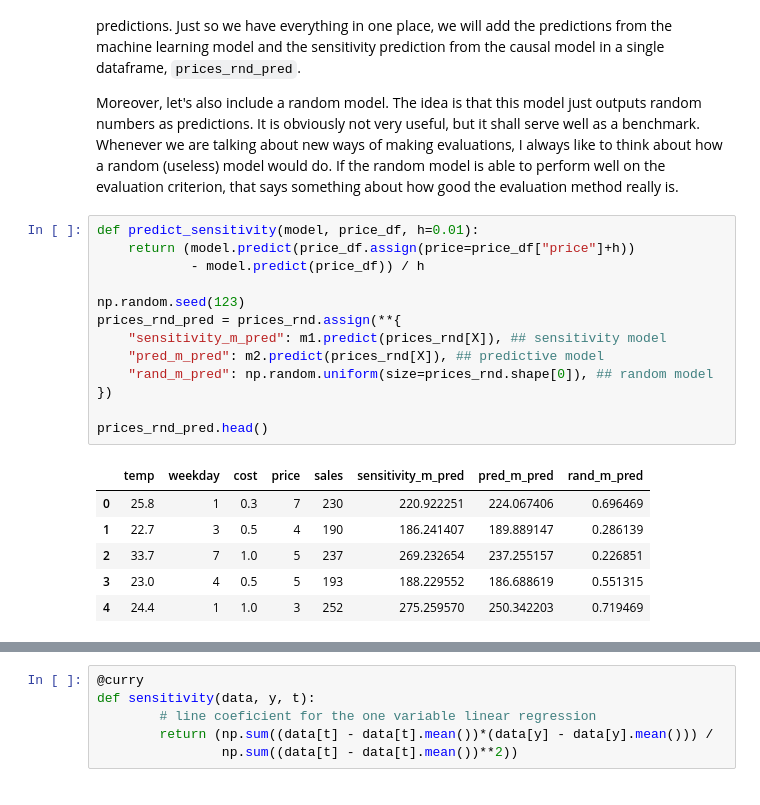
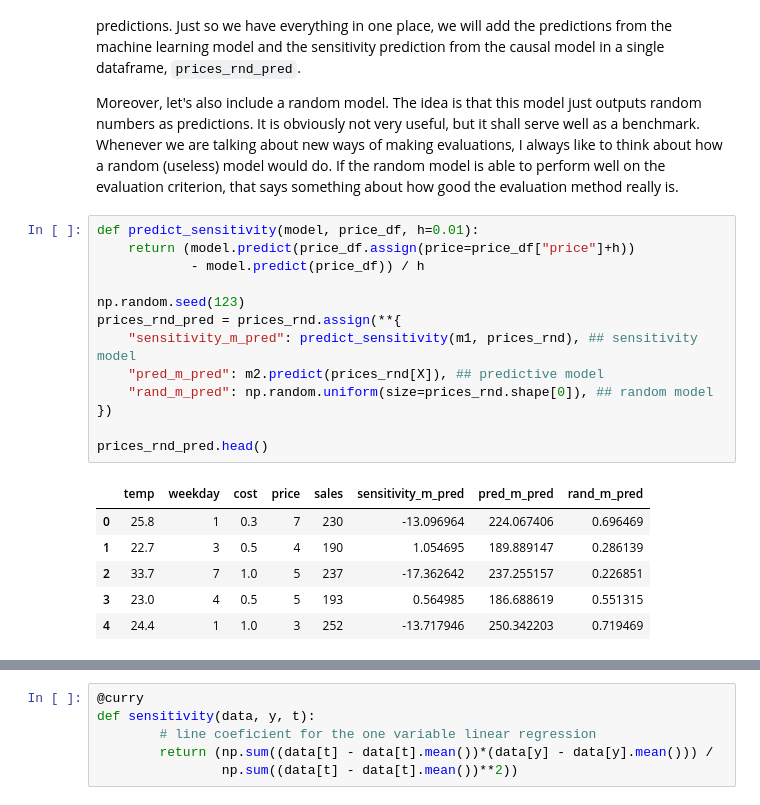
Before and after one commit to AluminumShark/python-causality-handbook, a Jupyter notebook: causal-inference-for-the-brave-and-true/19-Evaluating-Causal-Models.ipynb, the cells around one changed output, grey strips where cells are left out. Cells and saved outputs as stored; diff of their text form.

```diff
--- a/causal-inference-for-the-brave-and-true/19-Evaluating-Causal-Models.ipynb
+++ b/causal-inference-for-the-brave-and-true/19-Evaluating-Causal-Models.ipynb
@@ -110,23 +110,23 @@ Moreover, let's also include a random model. The idea is that this model just ou
 # %%
 def predict_sensitivity(model, price_df, h=0.01):
     return (model.predict(price_df.assign(price=price_df["price"]+h))
             - model.predict(price_df)) / h
 
 np.random.seed(123)
 prices_rnd_pred = prices_rnd.assign(**{
-    "sensitivity_m_pred": m1.predict(prices_rnd[X]), ## sensitivity model
+    "sensitivity_m_pred": predict_sensitivity(m1, prices_rnd), ## sensitivity model
     "pred_m_pred": m2.predict(prices_rnd[X]), ## predictive model
     "rand_m_pred": np.random.uniform(size=prices_rnd.shape[0]), ## random model
 })
 
 prices_rnd_pred.head()
 # %% [output]
 |  | temp | weekday | cost | price | sales | sensitivity_m_pred | pred_m_pred | rand_m_pred |
-| 0 | 25.8 | 1 | 0.3 | 7 | 230 | 220.922251 | 224.067406 | 0.696469 |
-| 1 | 22.7 | 3 | 0.5 | 4 | 190 | 186.241407 | 189.889147 | 0.286139 |
-| 2 | 33.7 | 7 | 1.0 | 5 | 237 | 269.232654 | 237.255157 | 0.226851 |
-| 3 | 23.0 | 4 | 0.5 | 5 | 193 | 188.229552 | 186.688619 | 0.551315 |
-| 4 | 24.4 | 1 | 1.0 | 3 | 252 | 275.259570 | 250.342203 | 0.719469 |
+| 0 | 25.8 | 1 | 0.3 | 7 | 230 | -13.096964 | 224.067406 | 0.696469 |
+| 1 | 22.7 | 3 | 0.5 | 4 | 190 | 1.054695 | 189.889147 | 0.286139 |
+| 2 | 33.7 | 7 | 1.0 | 5 | 237 | -17.362642 | 237.255157 | 0.226851 |
+| 3 | 23.0 | 4 | 0.5 | 5 | 193 | 0.564985 | 186.688619 | 0.551315 |
+| 4 | 24.4 | 1 | 1.0 | 3 | 252 | -13.717946 | 250.342203 | 0.719469 |
 # %% [markdown]
 ## Sensitivity by Model Band
 
```
Also changed, not shown: parts of 3 cells of this notebook.
